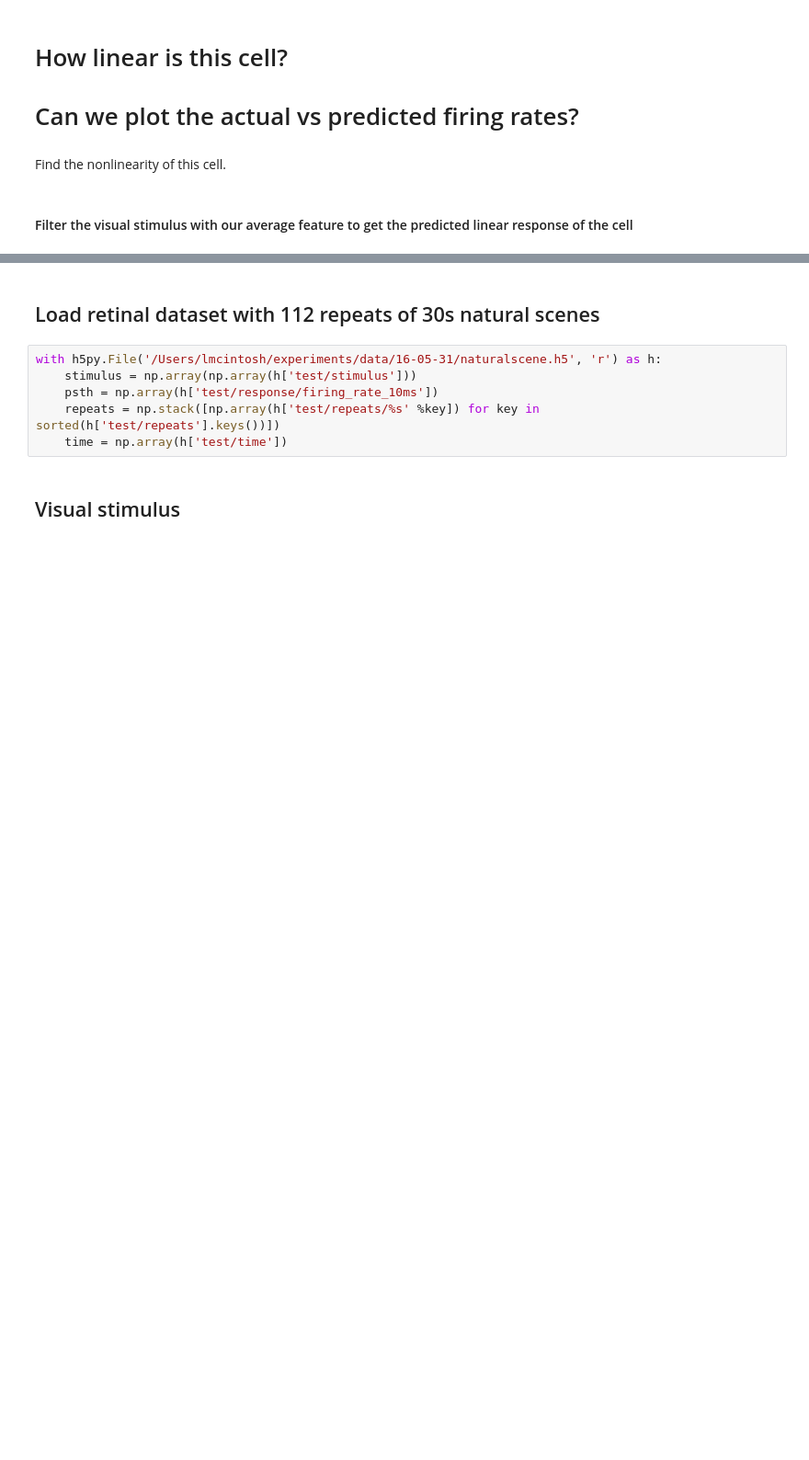
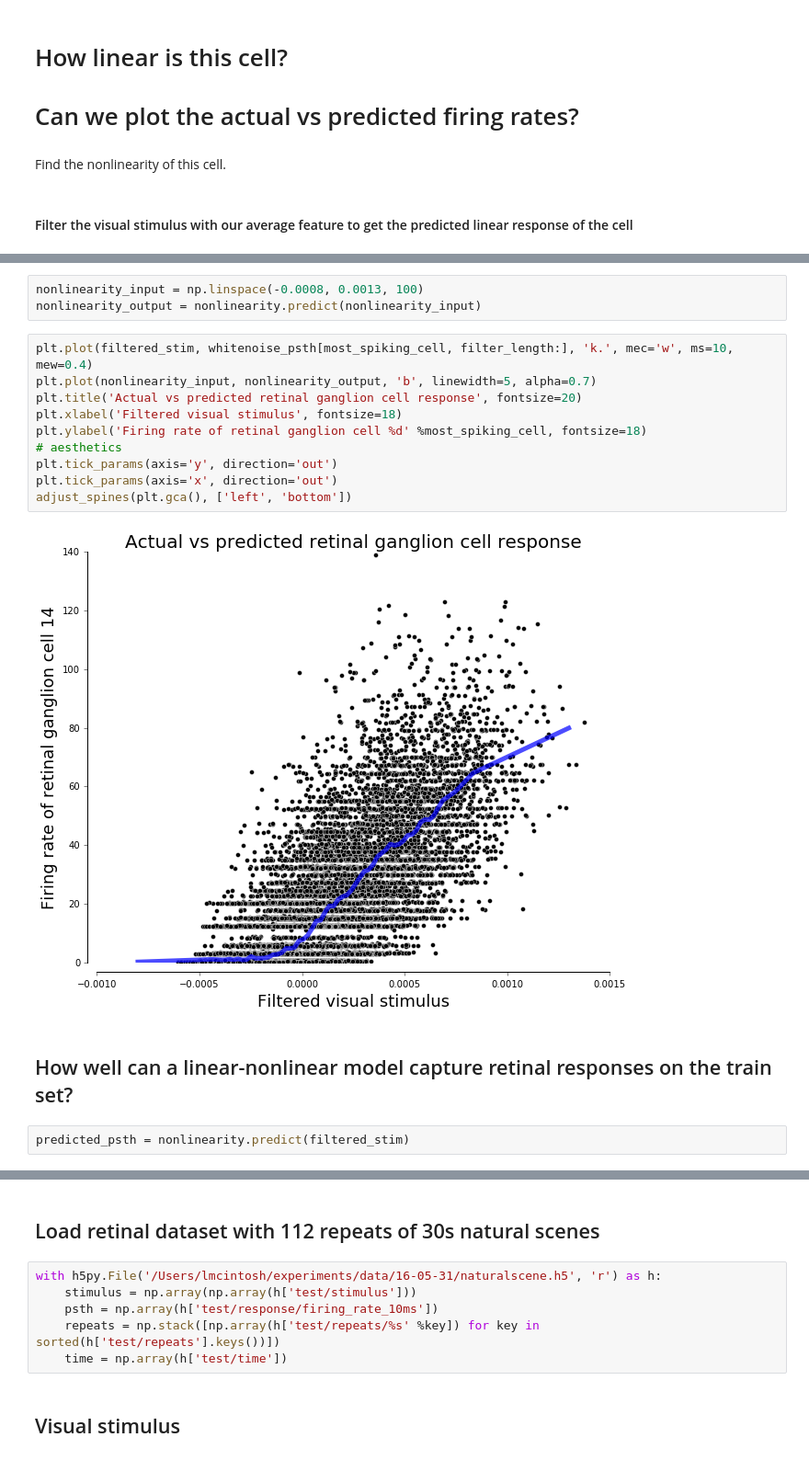
Before and after one commit to lmcintosh/deep-retina-tutorial, a Jupyter notebook: modeling retinal response variability.ipynb, the cells around one changed output, grey strips where cells are left out. Shown at 92% size. Saved outputs shown, nothing was run; the diff lists cells and outputs as text; blank space fills up the shorter version.

Commit message:
finished fitting LN model

```diff
--- a/modeling retinal response variability.ipynb
+++ b/modeling retinal response variability.ipynb
@@ -179,0 +230,19 @@ filtered_stim.shape
+# %%
+nonlinearity_input = np.linspace(-0.0008, 0.0013, 100)
+nonlinearity_output = nonlinearity.predict(nonlinearity_input)
+# %%
+plt.plot(filtered_stim, whitenoise_psth[most_spiking_cell, filter_length:], 'k.', mec='w', ms=10, mew=0.4)
+plt.plot(nonlinearity_input, nonlinearity_output, 'b', linewidth=5, alpha=0.7)
+plt.title('Actual vs predicted retinal ganglion cell response', fontsize=20)
+plt.xlabel('Filtered visual stimulus', fontsize=18)
+plt.ylabel('Firing rate of retinal ganglion cell %d' %most_spiking_cell, fontsize=18)
+# aesthetics
+plt.tick_params(axis='y', direction='out')
+plt.tick_params(axis='x', direction='out')
+adjust_spines(plt.gca(), ['left', 'bottom'])
+# %% [output]
+[figure, added]
+# %% [markdown]
+## How well can a linear-nonlinear model capture retinal responses on the train set?
+# %%
+predicted_psth = nonlinearity.predict(filtered_stim)
```
Also changed, not shown: parts of 21 cells of this notebook.
